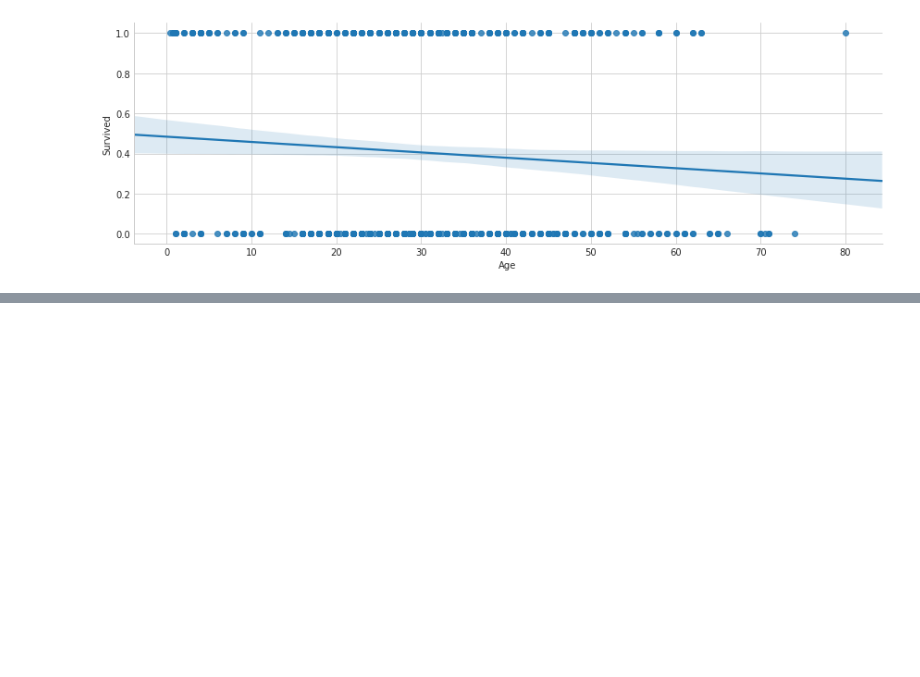
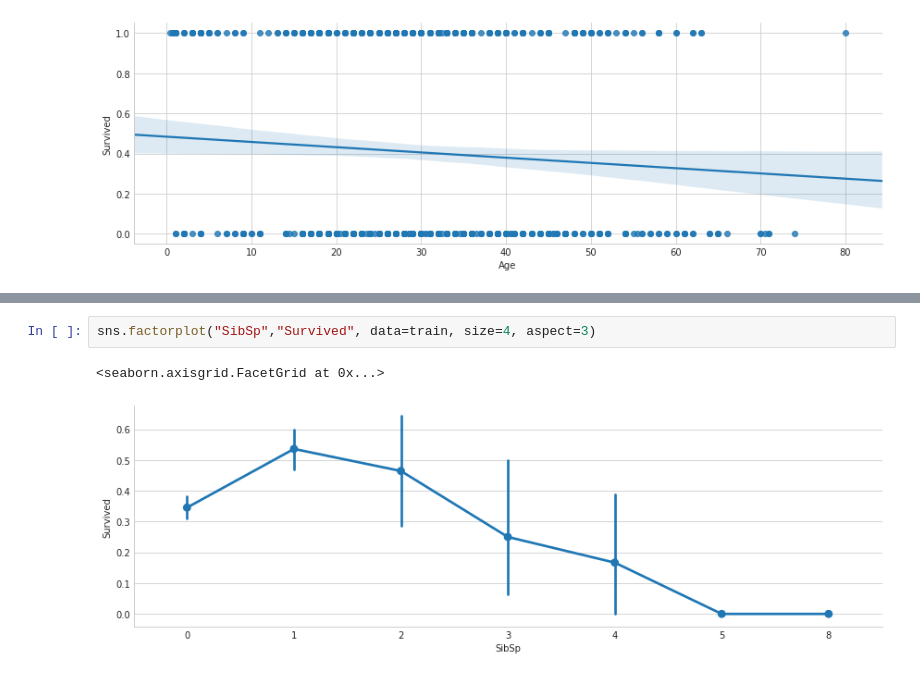
Before and after one commit to treilly94/ml_face_recognition, a Jupyter notebook: sklearn-titanic/titanic.ipynb, the cells around one changed output, grey strips where cells are left out. Drawn from its saved outputs; the diff is of its cells as text; blank space fills up the shorter version.

Commit message:
Added some Simple data analysis

```diff
--- a/sklearn-titanic/titanic.ipynb
+++ b/sklearn-titanic/titanic.ipynb
@@ -80,0 +74,5 @@ sns.lmplot("Age","Survived", data=train, size=4, aspect=3)
+# %%
+sns.factorplot("SibSp","Survived", data=train, size=4, aspect=3)
+# %% [output]
+<seaborn.axisgrid.FacetGrid at 0x...>
+[figure, added]
```
Also changed, not shown: parts of 12 cells of this notebook.
